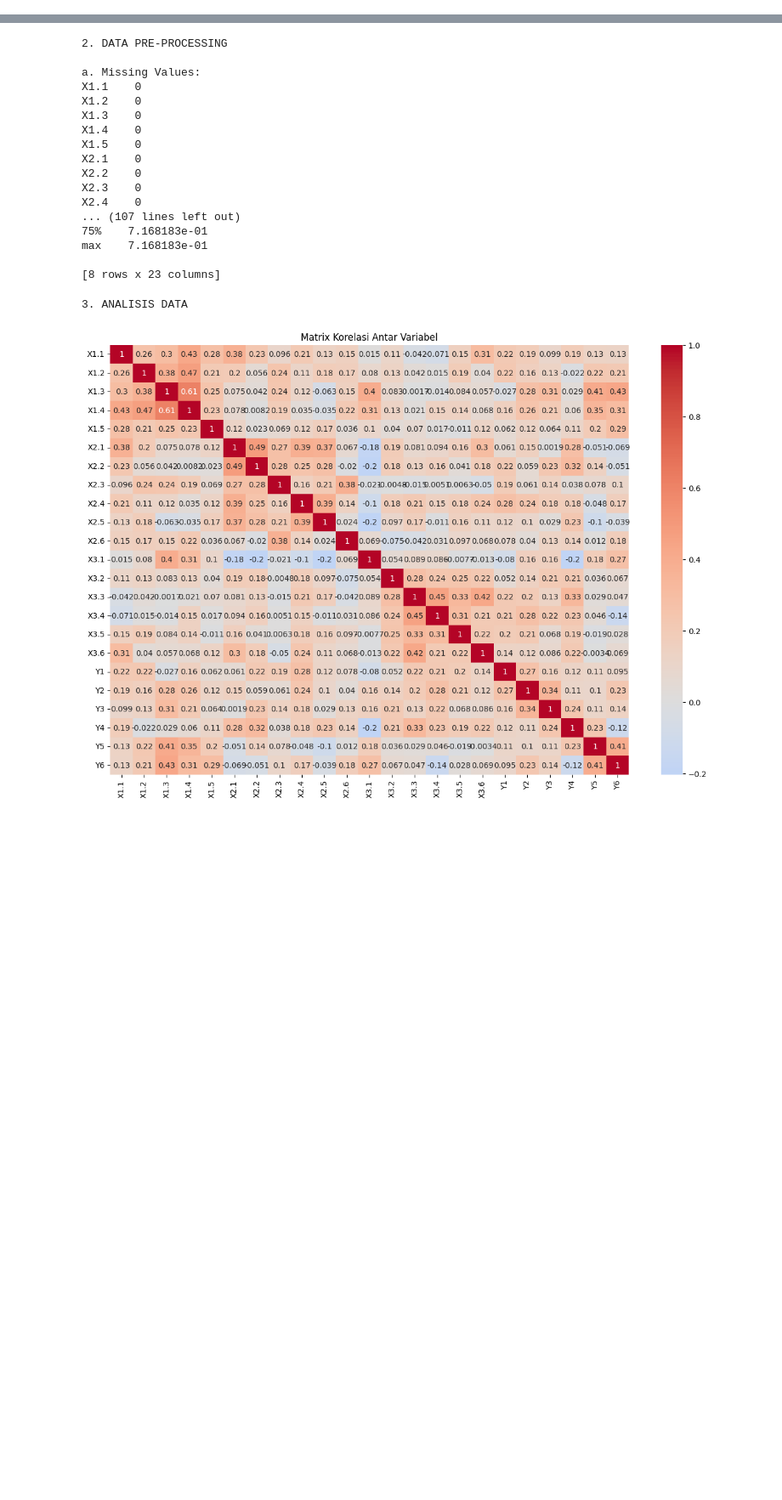
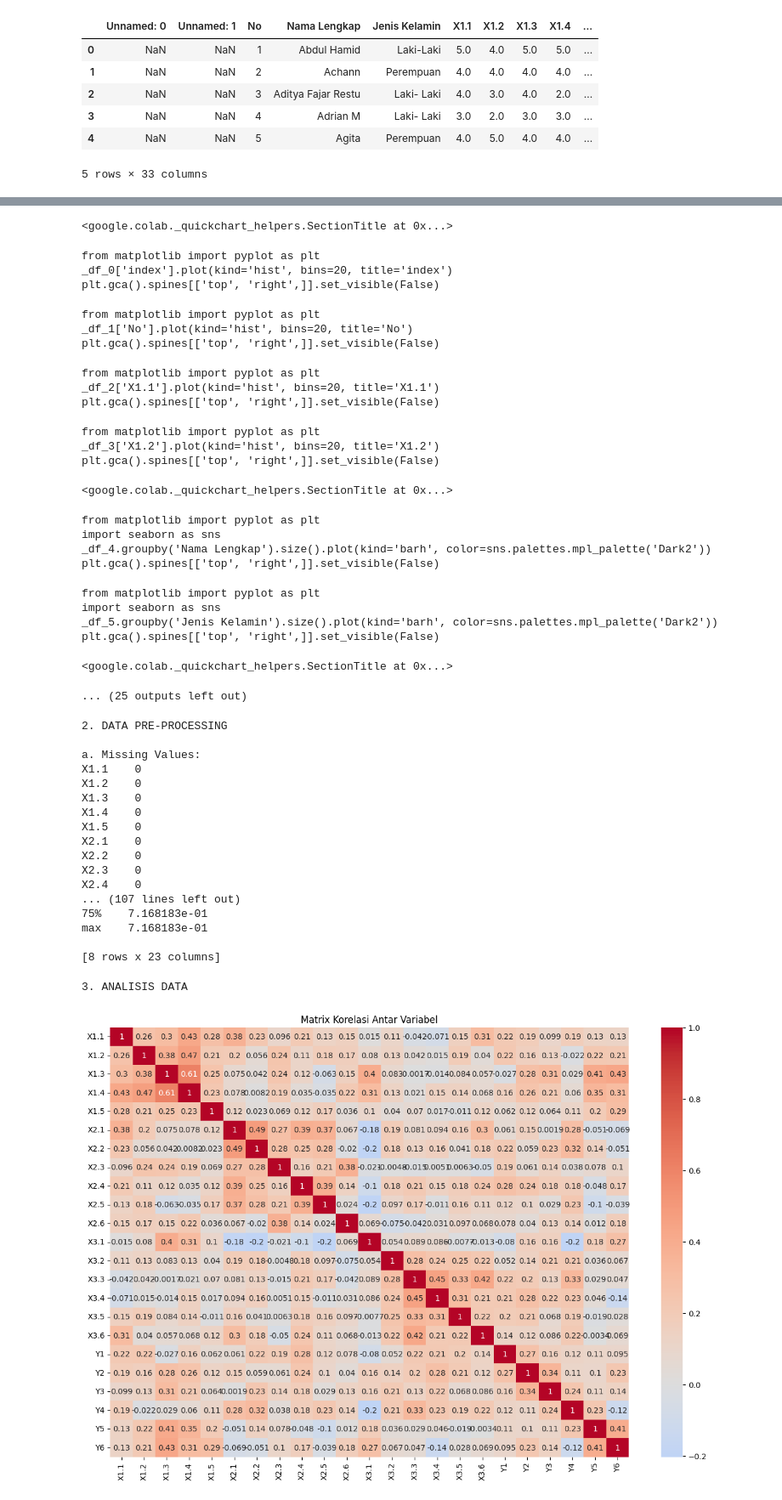
Before and after one commit to Muhammad-Lutfi-2002/Data_analytics, a Jupyter notebook: umkm_analisis.ipynb, the cells around one changed output, grey strips where cells are left out. Shown at 85% size. Drawn from its saved outputs; the diff is of its cells as text; code cells hidden in the pictures; blank space fills up the shorter version.

```diff
--- a/umkm_analisis.ipynb
+++ b/umkm_analisis.ipynb
@@ -54,3 +54,13 @@ min    14.000000  22.000000  20.000000  19.000000
 50%    22.000000  27.000000  26.000000  27.000000
 75%    24.000000  28.000000  28.000000  28.000000
 max    25.000000  30.000000  30.000000  30.000000
+# %%
+df.head()
+# %% [output]
+|  | Unnamed: 0 | Unnamed: 1 | No | Nama Lengkap | Jenis Kelamin | X1.1 | X1.2 | X1.3 | X1.4 | ... |
+| 0 | NaN | NaN | 1 | Abdul Hamid | Laki-Laki | 5.0 | 4.0 | 5.0 | 5.0 | ... |
+| 1 | NaN | NaN | 2 | Achann | Perempuan | 4.0 | 4.0 | 4.0 | 4.0 | ... |
+| 2 | NaN | NaN | 3 | Aditya Fajar Restu | Laki- Laki | 4.0 | 3.0 | 4.0 | 2.0 | ... |
+| 3 | NaN | NaN | 4 | Adrian M | Laki- Laki | 3.0 | 2.0 | 3.0 | 3.0 | ... |
+| 4 | NaN | NaN | 5 | Agita | Perempuan | 4.0 | 5.0 | 4.0 | 4.0 | ... |
+5 rows × 33 columns
@@ -57,3 +68,27 @@ max    25.000000  30.000000  30.000000  30.000000
+<google.colab._quickchart_helpers.SectionTitle at 0x...>
+from matplotlib import pyplot as plt
+_df_0['index'].plot(kind='hist', bins=20, title='index')
+plt.gca().spines[['top', 'right',]].set_visible(False)
+from matplotlib import pyplot as plt
+_df_1['No'].plot(kind='hist', bins=20, title='No')
+plt.gca().spines[['top', 'right',]].set_visible(False)
+from matplotlib import pyplot as plt
+_df_2['X1.1'].plot(kind='hist', bins=20, title='X1.1')
+plt.gca().spines[['top', 'right',]].set_visible(False)
+from matplotlib import pyplot as plt
+_df_3['X1.2'].plot(kind='hist', bins=20, title='X1.2')
+plt.gca().spines[['top', 'right',]].set_visible(False)
+<google.colab._quickchart_helpers.SectionTitle at 0x...>
+from matplotlib import pyplot as plt
+import seaborn as sns
+_df_4.groupby('Nama Lengkap').size().plot(kind='barh', color=sns.palettes.mpl_palette('Dark2'))
+plt.gca().spines[['top', 'right',]].set_visible(False)
+from matplotlib import pyplot as plt
+import seaborn as sns
+_df_5.groupby('Jenis Kelamin').size().plot(kind='barh', color=sns.palettes.mpl_palette('Dark2'))
+plt.gca().spines[['top', 'right',]].set_visible(False)
+<google.colab._quickchart_helpers.SectionTitle at 0x...>
+... (25 outputs left out)
 # %%
 from sklearn.preprocessing import StandardScaler
 
```
Also changed, not shown: parts of 2 cells of this notebook.
